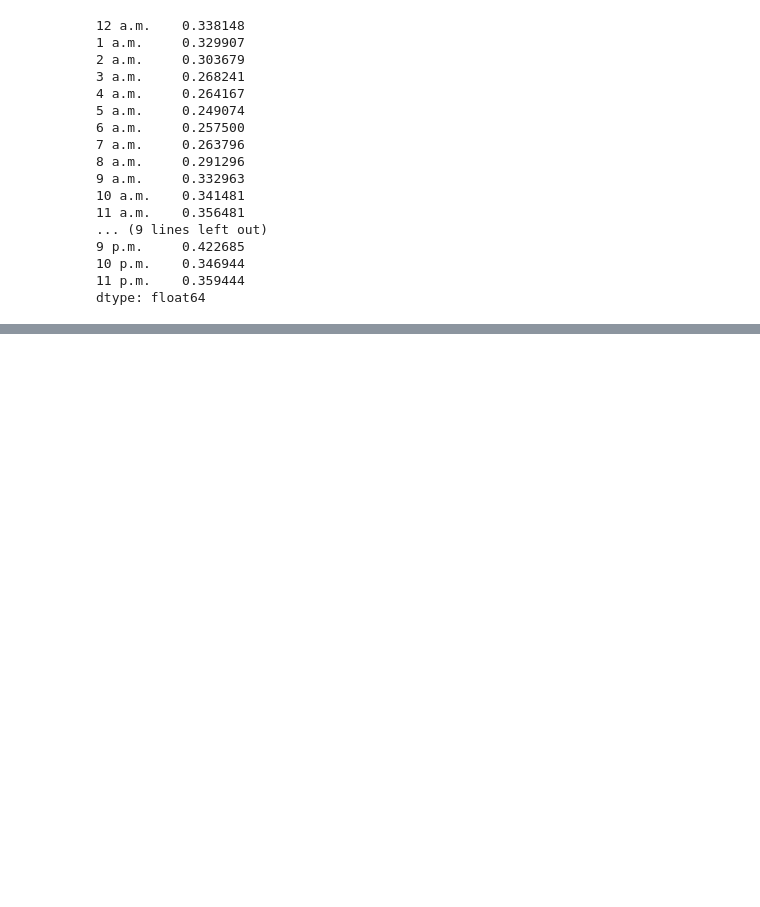
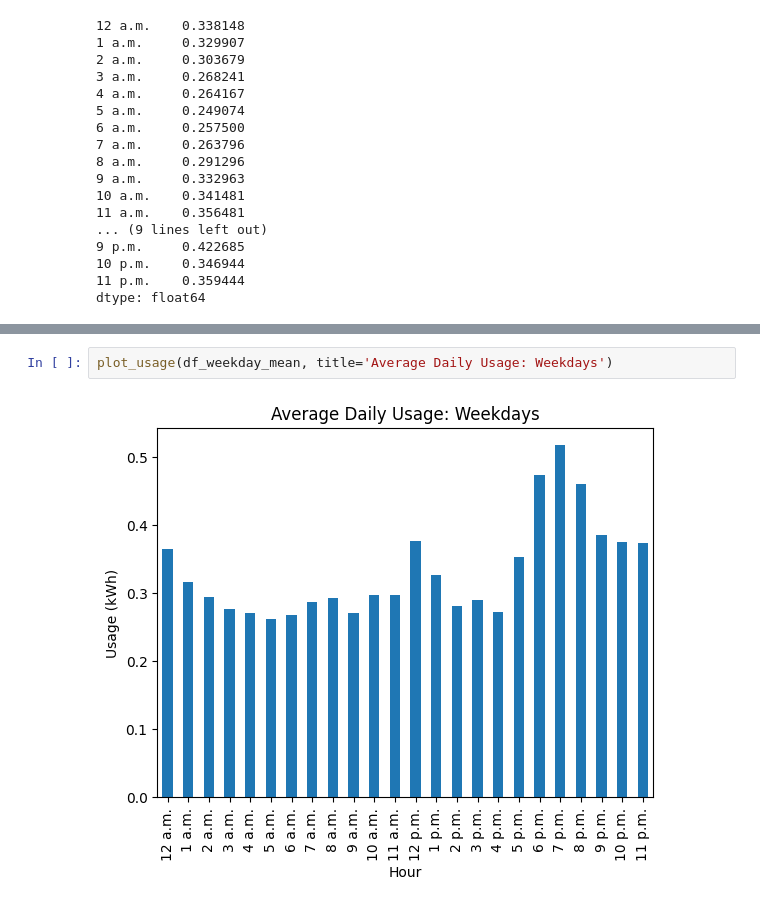
Before and after one commit to daniyar-kbv/TorontoHydroAnalytics, a Jupyter notebook: analysis.ipynb, the cells around one changed output, grey strips where cells are left out. Cells and saved outputs as stored; diff of their text form; blank space fills up the shorter version.

```diff
--- a/analysis.ipynb
+++ b/analysis.ipynb
@@ -154,0 +147,4 @@ df_weekend_mean.plot(kind='bar')
+# %%
+plot_usage(df_weekday_mean, title='Average Daily Usage: Weekdays')
+# %% [output]
+[figure, added]
```
Also changed, not shown: parts of 10 cells of this notebook, 1 other file.
